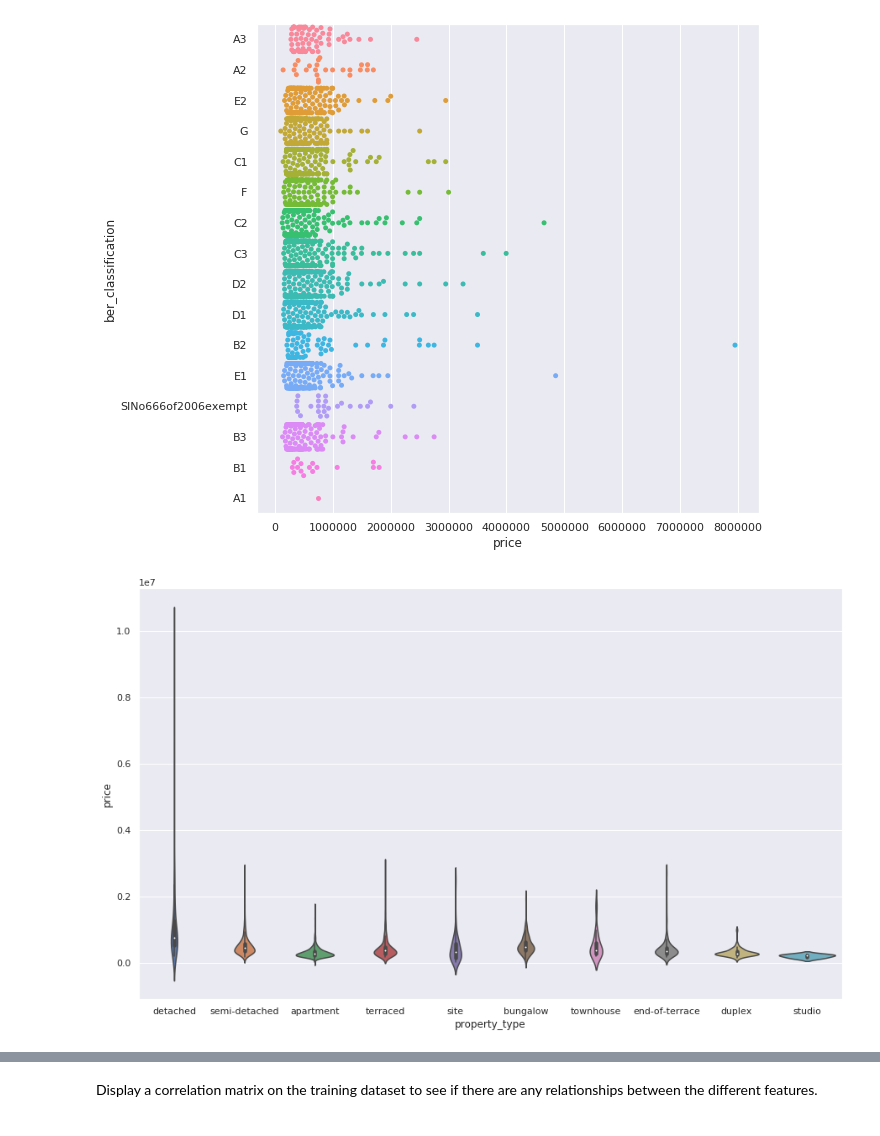
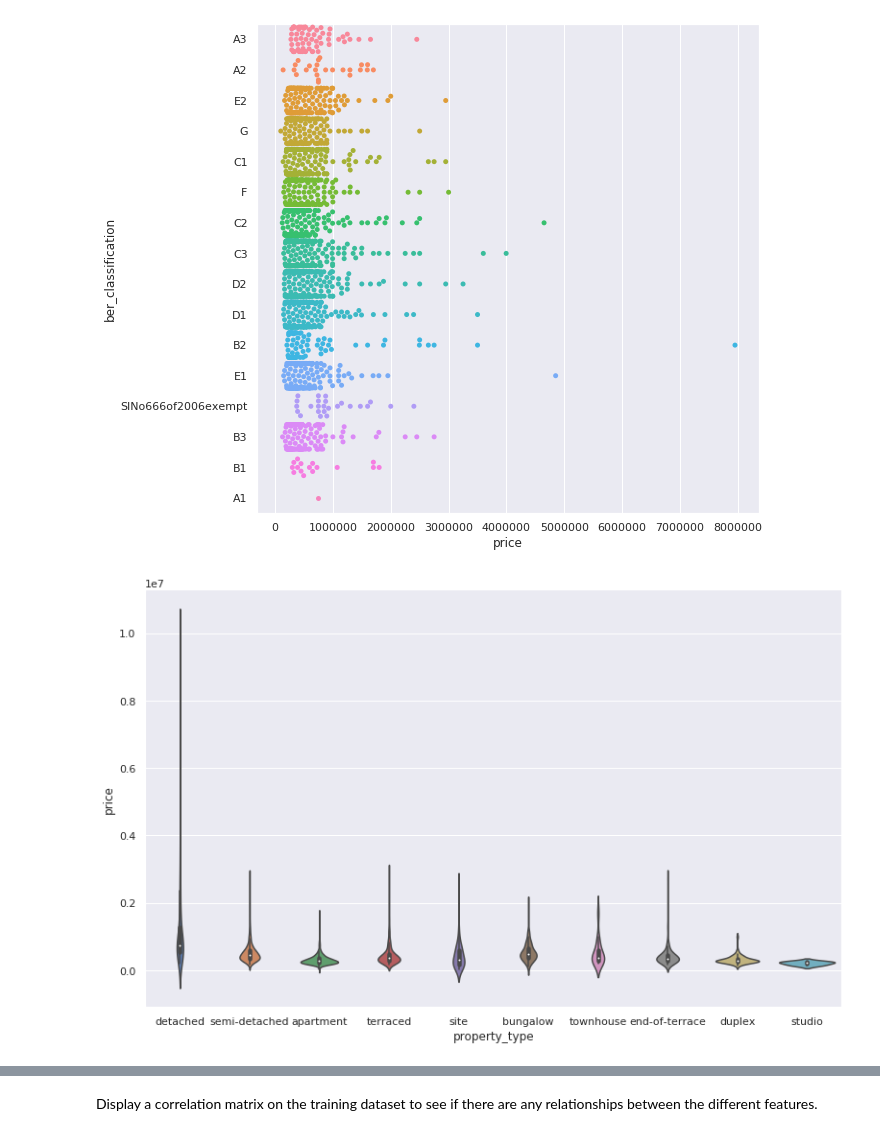
Before and after one commit to 9309888/ET5003-Group-2, a Jupyter notebook: ET5003_Etivity2_JohnHayes_9309888.ipynb, the cells around one changed output, grey strips where cells are left out. Cells and saved outputs as stored; diff of their text form; code cells hidden in the pictures.

```diff
--- a/ET5003_Etivity2_JohnHayes_9309888.ipynb
+++ b/ET5003_Etivity2_JohnHayes_9309888.ipynb
@@ -572,11 +573,11 @@ plt.show()
 # %% [output]
 [figure]
 # %%
-sns.set(rc={'figure.figsize':(15,9)})
+sns.set(rc={'figure.figsize':(13,8)})
 sns.violinplot(data=df_orig_train_data, x='property_type', y='price', split=True)
 plt.show()
 # %% [output]
-[figure, old version]
+[figure, new version]
 # %%
 df_orig_train_data.boxplot(column='price', by='beds')
 plt.title('Box plot of price grouped by beds')
```
Also changed, not shown: parts of 31 cells of this notebook.
